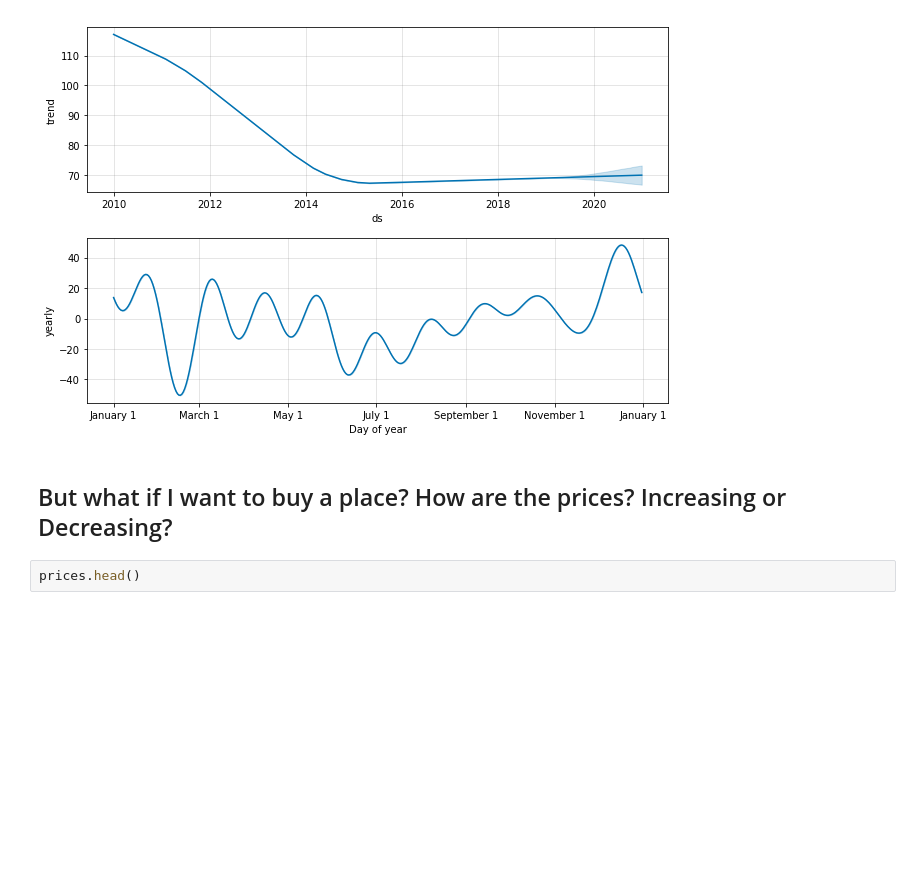
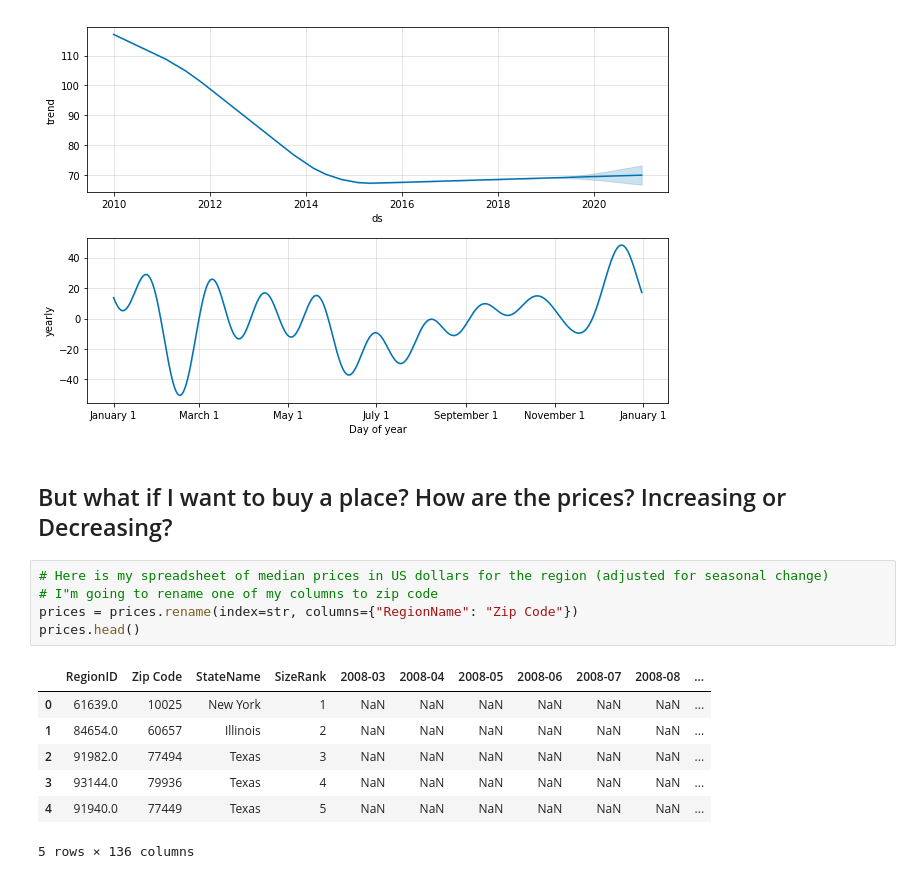
Before and after one commit to kkh1178/zillow, a Jupyter notebook: zillowproperties.ipynb, the cells around one changed output. Saved outputs shown, nothing was run; the diff lists cells and outputs as text; blank space fills up the shorter version.

```diff
--- a/zillowproperties.ipynb
+++ b/zillowproperties.ipynb
@@ -299,8 +299,19 @@ fig2 = m.plot_components(forecast)
 [figure]
 # %% [markdown]
 ## But what if I want to buy a place? How are the prices? Increasing or Decreasing?
-# %%
-prices.head()
+# %%
+# Here is my spreadsheet of median prices in US dollars for the region (adjusted for seasonal change)
+# I"m going to rename one of my columns to zip code
+prices = prices.rename(index=str, columns={"RegionName": "Zip Code"})
+prices.head()
+# %% [output]
+|  | RegionID | Zip Code | StateName | SizeRank | 2008-03 | 2008-04 | 2008-05 | 2008-06 | 2008-07 | 2008-08 | ... |
+| 0 | 61639.0 | 10025 | New York | 1 | NaN | NaN | NaN | NaN | NaN | NaN | ... |
+| 1 | 84654.0 | 60657 | Illinois | 2 | NaN | NaN | NaN | NaN | NaN | NaN | ... |
+| 2 | 91982.0 | 77494 | Texas | 3 | NaN | NaN | NaN | NaN | NaN | NaN | ... |
+| 3 | 93144.0 | 79936 | Texas | 4 | NaN | NaN | NaN | NaN | NaN | NaN | ... |
+| 4 | 91940.0 | 77449 | Texas | 5 | NaN | NaN | NaN | NaN | NaN | NaN | ... |
+5 rows × 136 columns
 # %%
 # So instead of city names, I have zip codes. I found a list of zipcodes at https://www.zipcodestogo.com/Texas/
 
```
Also changed, not shown: parts of 8 cells of this notebook.
